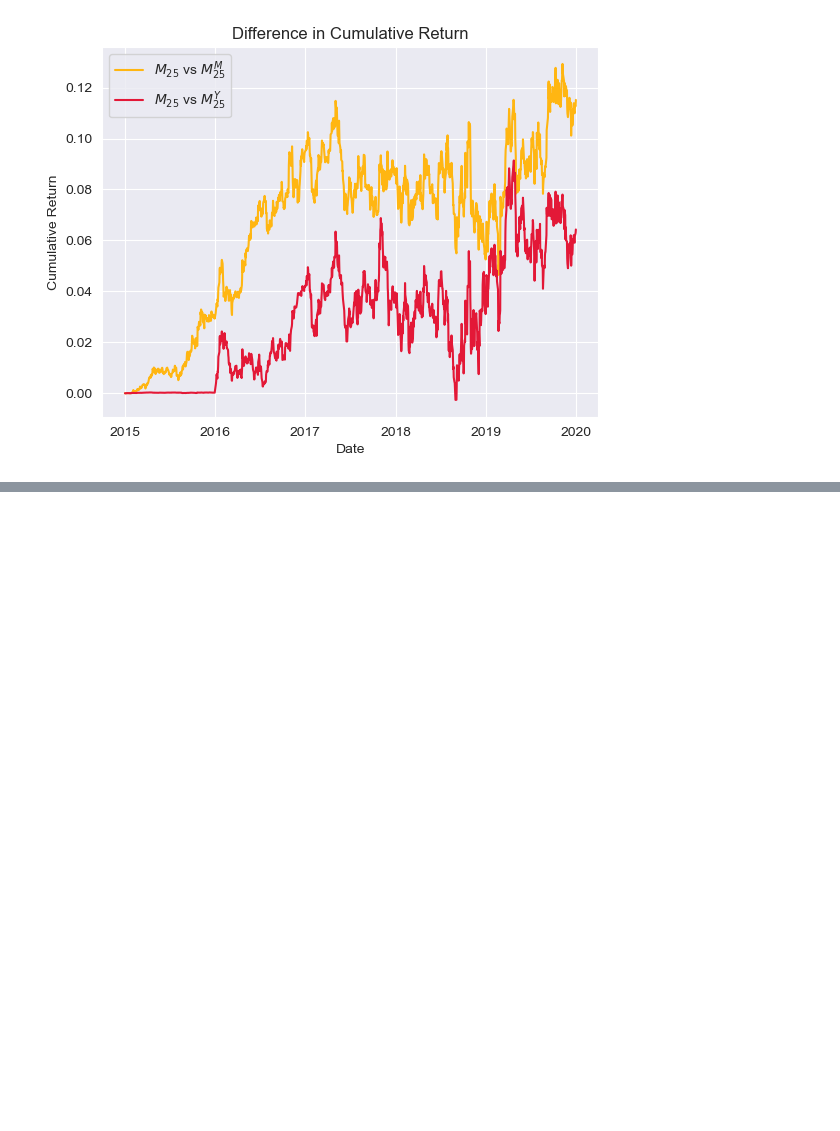
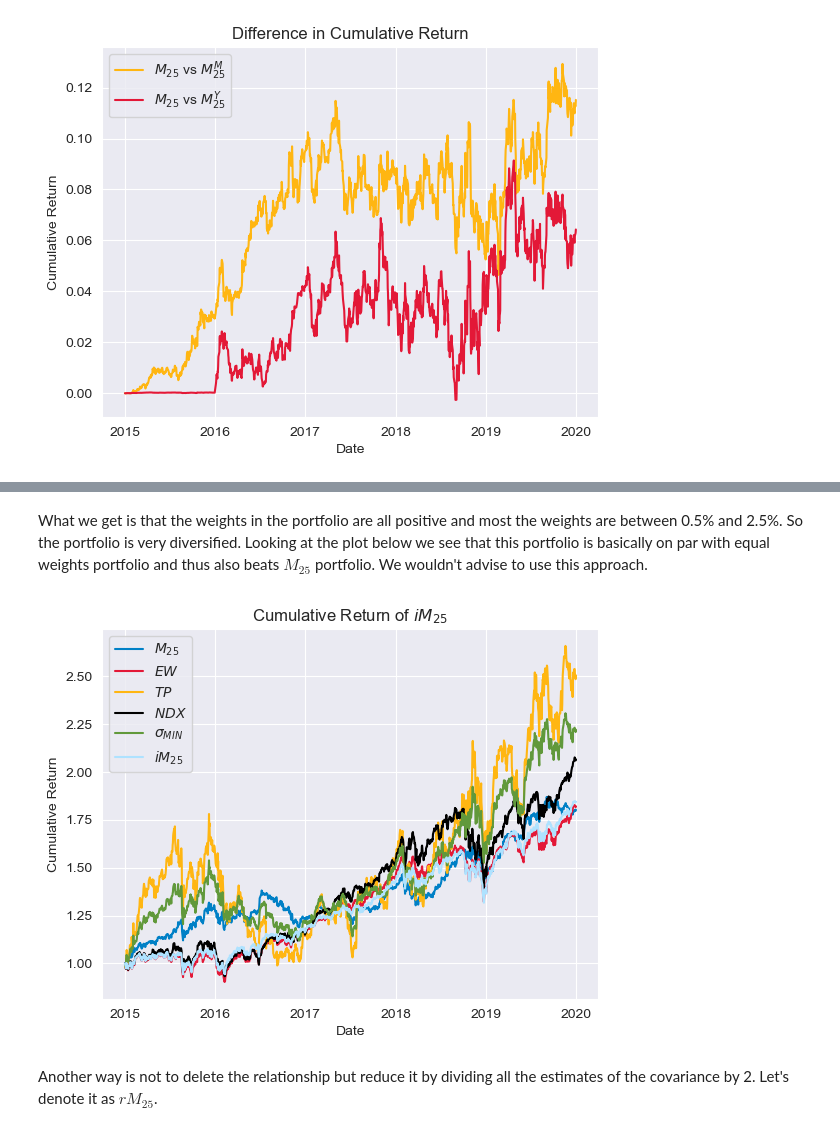
Before and after one commit to Maertine/PersonalPortfolio, a Jupyter notebook: MarkowitzModels-Nasdaq100/Notebook.ipynb, the cells around one changed output, grey strips where cells are left out. Cells and saved outputs as stored; diff of their text form; code cells hidden in the pictures; blank space fills up the shorter version.

```diff
--- a/MarkowitzModels-Nasdaq100/Notebook.ipynb
+++ b/MarkowitzModels-Nasdaq100/Notebook.ipynb
@@ -797,0 +844,30 @@ plt.show()
+# %%
+inverse_indep_covariance_matrix = np.linalg.inv(np.diag(np.diag(covariance_matrix)))
+
+# Calculating the weights using previously derived formulae
+wanted_return = 0.25
+A_ = np.ones(number_of_stocks).T @ inverse_indep_covariance_matrix @ np.ones(number_of_stocks)
+B_ = np.ones(number_of_stocks).T @ inverse_indep_covariance_matrix @ annual_mean_returns
+C_ = annual_mean_returns.T @ inverse_indep_covariance_matrix @ annual_mean_returns
+D_ = A_*C_ - B_**2
+delta_1 = (C_ - B_ * wanted_return) / D_
+delta_2 = (A_ * wanted_return - B_) / D_
+imu25_weights = inverse_indep_covariance_matrix @ (delta_1 * np.ones(number_of_stocks) + delta_2 * annual_mean_returns)
+# %% [markdown]
+What we get is that the weights in the portfolio are all positive and most the weights are between 0.5% and 2.5%. So the portfolio is very diversified. Looking at the plot below we see that this portfolio is basically on par with equal weights portfolio and thus also beats $M_{25}$ portfolio. We wouldn't advise to use this approach.
+# %%
+plt.plot((1 + returns @ mu25_weights).cumprod(),color='#0080C6',label='$M_{25}$')
+plt.plot((1 + returns @ EW_weights).cumprod(),color='#E31837',label='$EW$')
+plt.plot((1 + returns @ TP_weights).cumprod(),color='#FFB612',label='$TP$')
+plt.plot((1 + nasdaq_100_returns).cumprod(),color='black',label='$NDX$')
+plt.plot((1 + returns @ sigma_min_weights).cumprod(),color='#61993B',label='$\sigma_{MIN}$')
+plt.plot((1 + returns @ imu25_weights).cumprod(),color='#AEE2FF',label='$iM_{25}$')
+plt.legend()
+plt.ylabel('Cumulative Return')
+plt.xlabel('Date')
+plt.title('Cumulative Return of $iM_{25}$')
+plt.show()
+# %% [output]
+[figure, added]
+# %% [markdown]
+Another way is not to delete the relationship but reduce it by dividing all the estimates of the covariance by 2. Let's denote it as $rM_{25}$.
```
Also changed, not shown: parts of 11 cells of this notebook.
